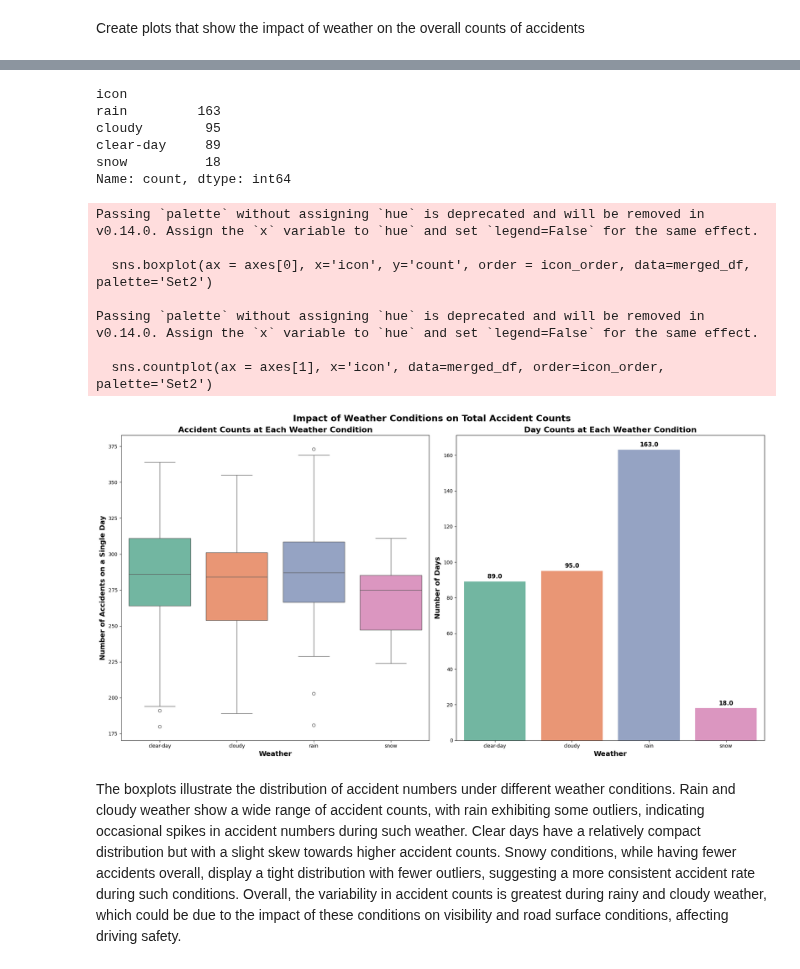
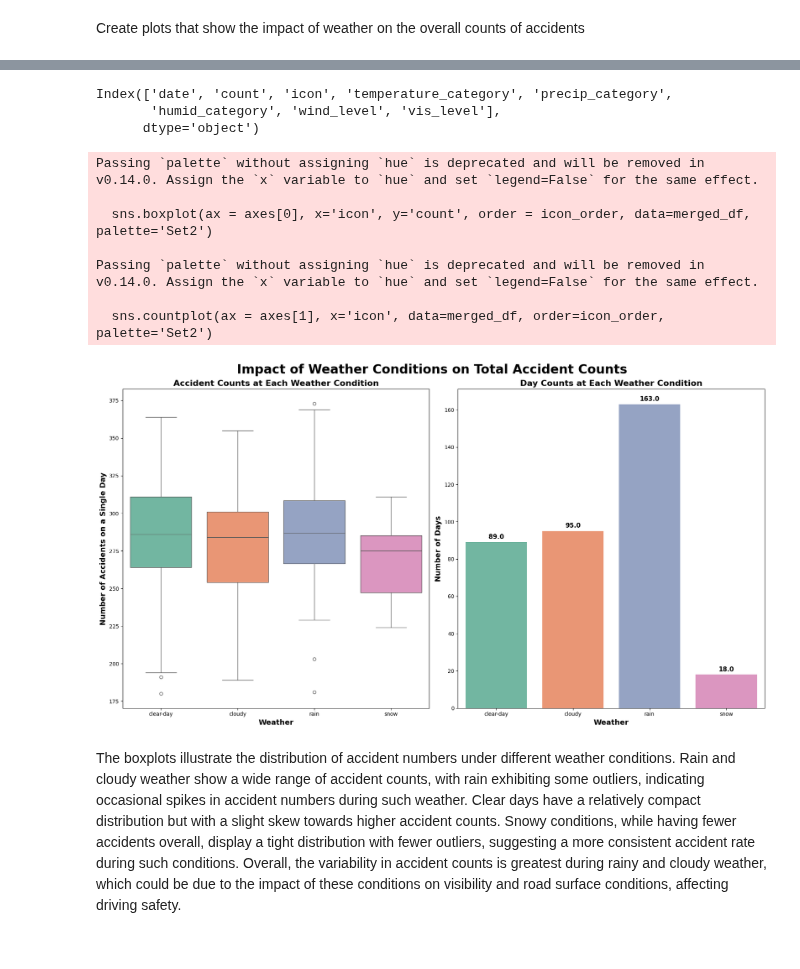
Before and after one commit to ReiannaLiu/MotorVehicleCollision, a Jupyter notebook: data_cleaning_process/weather_collision_EDA.ipynb, the cells around one changed output, grey strips where cells are left out. Cells and saved outputs as stored; diff of their text form; code cells hidden in the pictures.

```diff
--- a/data_cleaning_process/weather_collision_EDA.ipynb
+++ b/data_cleaning_process/weather_collision_EDA.ipynb
@@ -470,8 +409,7 @@ Create plots that show the impact of weather on the overall counts of accidents
 # %%
 # create a collision_count_df that counts the total number of accidents by date
 # merge the weather info to the collision_count_df
-columns_to_drop = ["latitude", "longitude", "hour","Population","crash_day_of_week","Density"]
-collision_count_df = allzipcodes_weather_df.groupby('date').sum(numeric_only=True).drop(columns_to_drop, axis = 1)
+collision_count_df = pd.DataFrame()
 collision_count_df["count"] = allzipcodes_weather_df.groupby('date').size()
 collision_count_df.reset_index(inplace = True)
 # %%
@@ -493,3 +419,5 @@ collision_count_df
 # %%
 weather_df = pd.read_csv('../Resources/weather_classified_df.csv')
 weather_df.rename(columns={"datetime":"date"},inplace = True)
+columns_to_keep = ['date','icon', 'temperature_category', 'precip_category','humid_category', 'wind_level', 'vis_level']
+weather_df = weather_df[columns_to_keep]
@@ -496,14 +440,11 @@ weather_df.rename(columns={"datetime":"date"},inplace = True)
 # %%
 merged_df = pd.merge(collision_count_df, weather_df, on='date')
-# %%
-merged_df['icon'].value_counts()
-# %% [output]
-icon
-rain         163
-cloudy        95
-clear-day     89
-snow          18
-Name: count, dtype: int64
+# %%
+merged_df.columns
+# %% [output]
+Index(['date', 'count', 'icon', 'temperature_category', 'precip_category',
+       'humid_category', 'wind_level', 'vis_level'],
+      dtype='object')
 # %%
 
 import pandas as pd
@@ -513,8 +454,8 @@ import seaborn as sns
 icon_order = ["clear-day","cloudy","rain","snow"]
 
 # Set the size of the plot
-fig, axes = plt.subplots(1, 2, figsize=(19, 10))
-fig.suptitle('Impact of Weather Conditions on Total Accident Counts', fontsize=18,fontweight= "bold")
+fig, axes = plt.subplots(1, 2, figsize=(18, 10))
+fig.suptitle('Impact of Weather Conditions on Total Accident Counts', fontsize=24,fontweight= "bold")
 
 # Create a boxplot for the first subplot
 sns.boxplot(ax = axes[0], x='icon', y='count', order = icon_order, data=merged_df, palette='Set2')
@@ -522,34 +463,34 @@ sns.boxplot(ax = axes[0], x='icon', y='count', order = icon_order, data=merged_d
 # Set plot labels and title
 axes[0].set_xlabel('Weather',fontsize=14,fontweight= "bold")
 axes[0].set_ylabel('Number of Accidents on a Single Day',fontsize=14,fontweight= "bold")
 axes[0].set_title('Accident Counts at Each Weather Condition',fontsize=16,fontweight= "bold")
 axes[0].tick_params(axis='x')
 
 
 # Create a countplot for the second subplot showing the counts of each wind level
 sns.countplot(ax = axes[1], x='icon', data=merged_df, order=icon_order, palette='Set2')
 axes[1].set_title('Day Counts at Each Weather Condition',fontsize=16,fontweight= "bold")
 axes[1].set_xlabel('Weather',fontsize=14,fontweight= "bold")
 axes[1].set_ylabel('Number of Days',fontsize=14,fontweight= "bold")
 axes[1].tick_params(axis='x')
 # Adding text annotations next to each bar
 for p in axes[1].patches:
     axes[1].annotate(f'{p.get_height()}', (p.get_x() + p.get_width() / 2., p.get_height()),
                 ha='center', va='center', xytext=(0, 10), textcoords='offset points',fontsize = 12, fontweight = "bold")
 
 
 plt.tight_layout()
 plt.savefig('../static/images/weather_totalcount.png', dpi=300, bbox_inches='tight')
 plt.show()
 # %% [output]
 Passing `palette` without assigning `hue` is deprecated and will be removed in v0.14.0. Assign the `x` variable to `hue` and set `legend=False` for the same effect.
 
   sns.boxplot(ax = axes[0], x='icon', y='count', order = icon_order, data=merged_df, palette='Set2')
 
 Passing `palette` without assigning `hue` is deprecated and will be removed in v0.14.0. Assign the `x` variable to `hue` and set `legend=False` for the same effect.
 
   sns.countplot(ax = axes[1], x='icon', data=merged_df, order=icon_order, palette='Set2')
-[figure, old version]
+[figure, new version]
 # %% [markdown]
 The boxplots illustrate the distribution of accident numbers under different weather conditions. Rain and cloudy weather show a wide range of accident counts, with rain exhibiting some outliers, indicating occasional spikes in accident numbers during such weather. Clear days have a relatively compact distribution but with a slight skew towards higher accident counts. Snowy conditions, while having fewer accidents overall, display a tight distribution with fewer outliers, suggesting a more consistent accident rate during such conditions. Overall, the variability in accident counts is greatest during rainy and cloudy weather, which could be due to the impact of these conditions on visibility and road surface conditions, affecting driving safety.
 # %%
```
Also changed, not shown: parts of 16 cells of this notebook, 15 other files.
